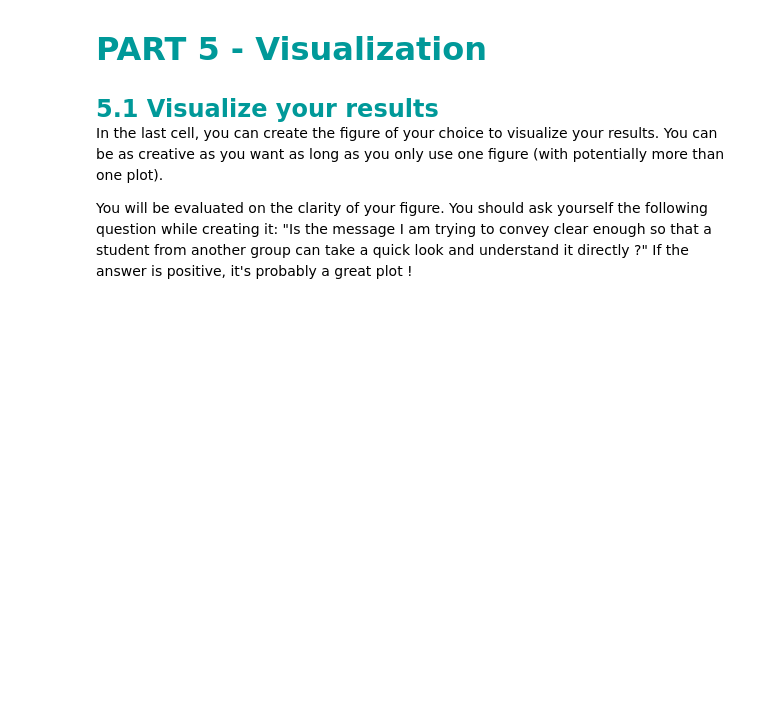
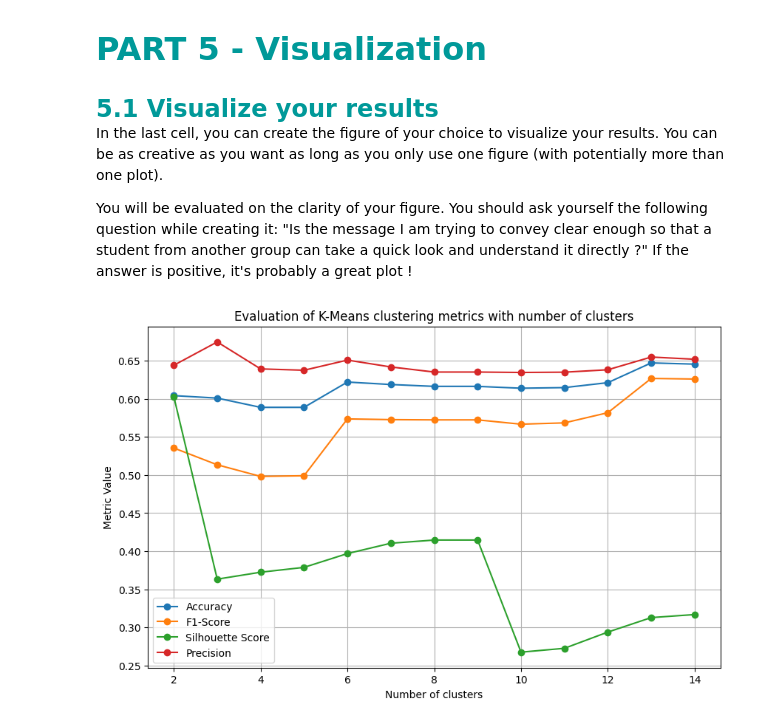
Before and after one commit to Edouard1000/Hackaton3, a Jupyter notebook: H3-Clustering-Student.ipynb, the cells around one changed output. Drawn from its saved outputs; the diff is of its cells as text; code cells hidden in the pictures; blank space fills up the shorter version.

Commit message:
graphe 5

```diff
--- a/H3-Clustering-Student.ipynb
+++ b/H3-Clustering-Student.ipynb
@@ -1448,0 +1445,34 @@ You will be evaluated on the clarity of your figure. You should ask yourself the
+# %%
+
+cluster_range = range(2, 15)
+accuraci = []
+f1_scores = []
+silhouette_scores = []
+precision = []
+
+
+
+for n_clusters in cluster_range:
+    kmeans = KMeans(n_clusters=n_clusters, random_state=random_seed)
+    results = compute_metrics(kmeans, X_train, y_train, X_test, y_test)
+
+    accuraci.append(results["Accuracy"])
+    f1_scores.append(results["F1-Score"])
+    silhouette_scores.append(results["Silhouette Score"])
+    precision.append(results["Precision"])
+
+
+plt.figure(figsize=(10, 6))
+plt.plot(cluster_range, accuraci, label="Accuracy", marker='o')
+plt.plot(cluster_range, f1_scores, label="F1-Score", marker='o')
+plt.plot(cluster_range, silhouette_scores, label="Silhouette Score", marker='o')
+plt.plot(cluster_range, precision, label="Precision", marker='o')
+
+plt.xlabel("Number of clusters")
+plt.ylabel("Metric Value")
+plt.title("Evaluation of K-Means clustering metrics with number of clusters")
+plt.legend()
+plt.grid(True)
+plt.show()
+# %% [output]
+[figure, added]
```
Also changed, not shown: parts of 4 cells of this notebook.
